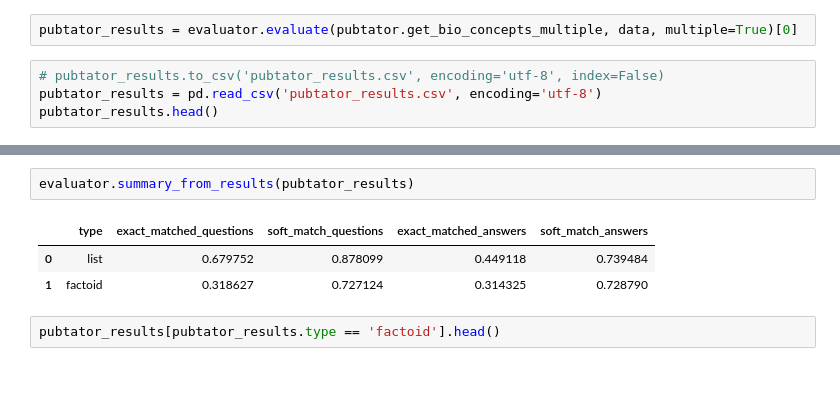
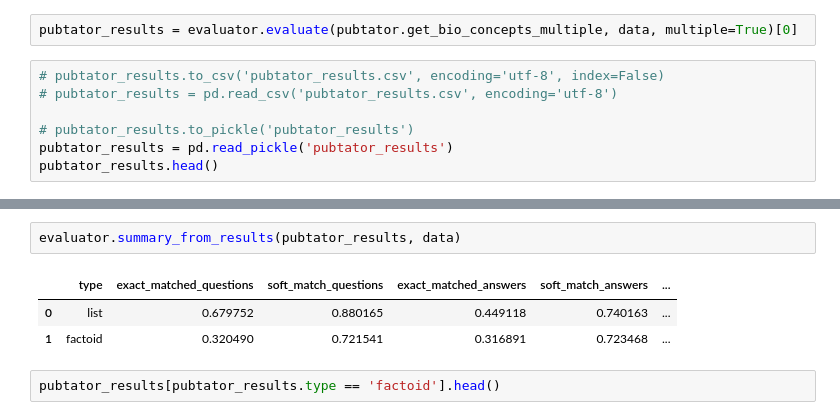
Before and after one commit to nitish-kulkarni/BioASQ-Question-Answering, a Jupyter notebook: NER Analysis.ipynb, the cells around one changed output, grey strips where cells are left out. Cells and saved outputs as stored; diff of their text form; blank space fills up the shorter version.

Commit message:
Fix bugs. Save serialized data instead of csv.

```diff
--- a/NER Analysis.ipynb
+++ b/NER Analysis.ipynb
@@ -14,7 +14,10 @@ data = DataLoader(input_path)
 pubtator_results = evaluator.evaluate(pubtator.get_bio_concepts_multiple, data, multiple=True)[0]
 # %%
 # pubtator_results.to_csv('pubtator_results.csv', encoding='utf-8', index=False)
-pubtator_results = pd.read_csv('pubtator_results.csv', encoding='utf-8')
+# pubtator_results = pd.read_csv('pubtator_results.csv', encoding='utf-8')
+
+# pubtator_results.to_pickle('pubtator_results')
+pubtator_results = pd.read_pickle('pubtator_results')
 pubtator_results.head()
 # %% [output]
 |  | answers | entities | exact_matches | qid | soft_matches | total_answers | total_entities | type |
@@ -24,11 +27,11 @@ pubtator_results.head()
 | 3 | [dvl-1, dvl-2, dvl-3] | [amino acid, amino-acid, beta-cat... | 3 | 9 | 3 | 3 | 48 | list |
 | 4 | [class i: sodium channel blockers... | [acquired qt syndrome, amiodarone... | 0 | 11 | 3 | 4 | 21 | list |
 # %%
-evaluator.summary_from_results(pubtator_results)
+evaluator.summary_from_results(pubtator_results, data)
 # %% [output]
-|  | type | exact_matched_questions | soft_match_questions | exact_matched_answers | soft_match_answers |
-| 0 | list | 0.679752 | 0.878099 | 0.449118 | 0.739484 |
-| 1 | factoid | 0.318627 | 0.727124 | 0.314325 | 0.728790 |
+|  | type | exact_matched_questions | soft_match_questions | exact_matched_answers | soft_match_answers | ... |
+| 0 | list | 0.679752 | 0.880165 | 0.449118 | 0.740163 | ... |
+| 1 | factoid | 0.320490 | 0.721541 | 0.316891 | 0.723468 | ... |
 # %%
 pubtator_results[pubtator_results.type == 'factoid'].head()
 # %% [output]
```
Also changed, not shown: parts of 10 cells of this notebook, 2 other files.
